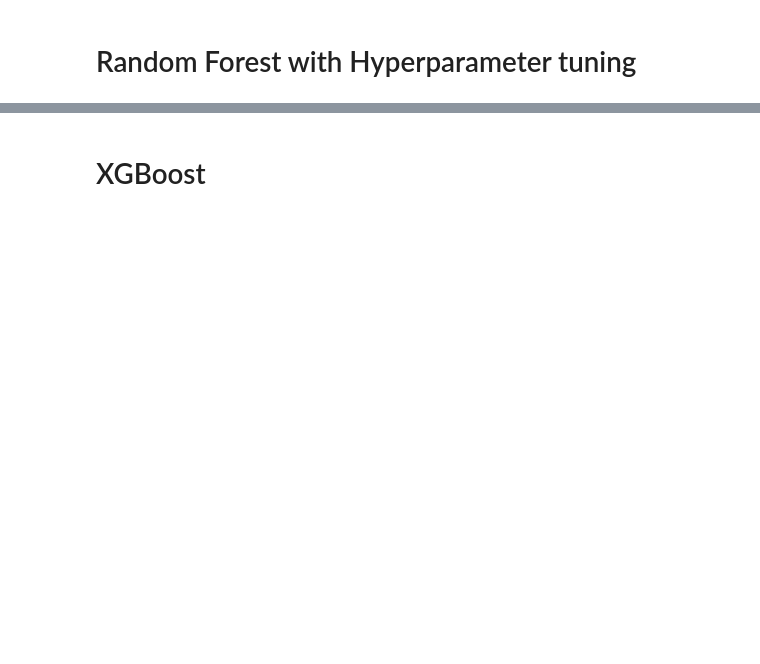
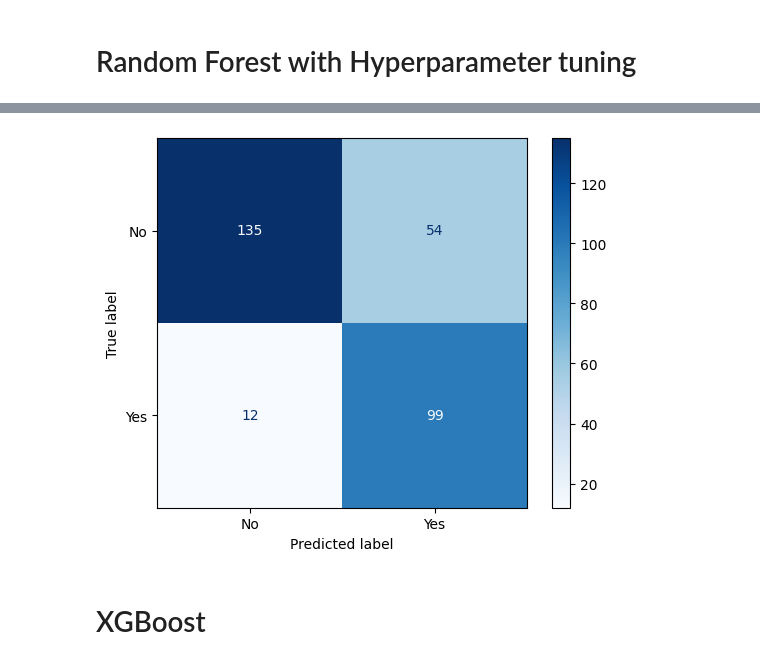
Before and after one commit to jdncpng/dpp-projekt, a Jupyter notebook: notebooks/04_modelling.ipynb, the cells around one changed output, grey strips where cells are left out. Cells and saved outputs as stored; diff of their text form; code cells hidden in the pictures; blank space fills up the shorter version.

```diff
--- a/notebooks/04_modelling.ipynb
+++ b/notebooks/04_modelling.ipynb
@@ -19,14 +20,3 @@ y_train = pd.read_csv("../data/processed/y_train.csv", index_col=0)
 
 X_test = pd.read_csv("../data/processed/X_test.csv", index_col=0)
 y_test = pd.read_csv("../data/processed/y_test.csv", index_col=0)
-# %%
-def clean_data(X):
-    """
-    Drops columns with no predictive value:
-    - Patient_ID: only an identifier
-    - Diagnosis_Year/Date: redundant temporal info
-    - Survival_Months: target leakage.
-    """
-    X = X.drop(['Patient_ID', 'Diagnosis_Year',
-                              'Diagnosis_Date', 'Survival_Months'], axis=1)
-    return X
@@ -80,8 +23,3 @@ def engineer_X(X):
-# %%
-def bool_target(y):
-    """Converts target column from 'Yes'/'No' to 1/0."""
-    y['Survived'] = y['Survived'].eq("Yes").astype(int)
-    return y
 # %%
 # Apply cleaning, feature engineering, and target encoding to both splits.
 X_train = engineer_X(clean_data(X_train))
@@ -89,27 +27,12 @@ X_test = engineer_X(clean_data(X_test))
 
 y_train = bool_target(y_train)
 y_test = bool_target(y_test)
-# %%
-# defining numeric, categorical and binary columns
-num_cols = ['Age', 'BMI', 'Pack_Years', 'Symptom_Count', 'Risk_Count']
-
-cat_cols = ['Smoking_Status', 'Air_Pollution_Exposure', 'Alcohol_Use',
-            'Exercise_Frequency', 'Genetic_Mutation', 'NSCLC_Subtype',
-             'Diagnosis_Method', 'Treatment']
-
-binary_cols = ['Gender', 'Secondhand_Smoke', 'Family_History',
-               'Occupational_Hazard', 'Chronic_Lung_Disease',
-               'Asbestos_Exposure', 'Radon_Exposure',
-               'Previous_Cancer_History', 'Coughing','Shortness_of_Breath',
-               'Chest_Pain', 'Coughing_Blood', 'Fatigue', 'Weight_Loss',
-               'Wheezing', 'Recurrent_Infections', 'Swallowing_Difficulty',
-               'Finger_Clubbing', 'Metastasis', 'Cancer_Type']
 # %% [markdown]
 # Random Forest with Hyperparameter tuning
 # %%
 preprocessor = ColumnTransformer([
     ('num', StandardScaler(), num_cols),
-    ('ord', OrdinalEncoder(categories=[[1, 2, 3, 4]]), ['Cancer_Stage_Numeric']),
+    ('ord', OrdinalEncoder(categories=[[1, 2, 3, 4]]), ord_cols),
     ('cat', OneHotEncoder(handle_unknown='ignore'), cat_cols),
     ('bin', 'passthrough', binary_cols)
 ])
@@ -153,14 +87,13 @@ print(f"Recall: {recall_score(y_test, y_pred):.4f}")
 # %%
-y_pred = grid_search.predict(X_test)
-y_prob = grid_search.predict_proba(X_test)[:, 1]
-
 # Confusion Matrix
 cm = confusion_matrix(y_test,
                       y_pred,
                       labels=[0, 1])
 
 disp = ConfusionMatrixDisplay(cm,
                               display_labels=['No', 'Yes']).plot(cmap='Blues')
+# %% [output]
+[figure, added]
 # %%
 # prepare a list to append results
 results = []
```
Also changed, not shown: parts of 15 cells of this notebook, 4 other files.
